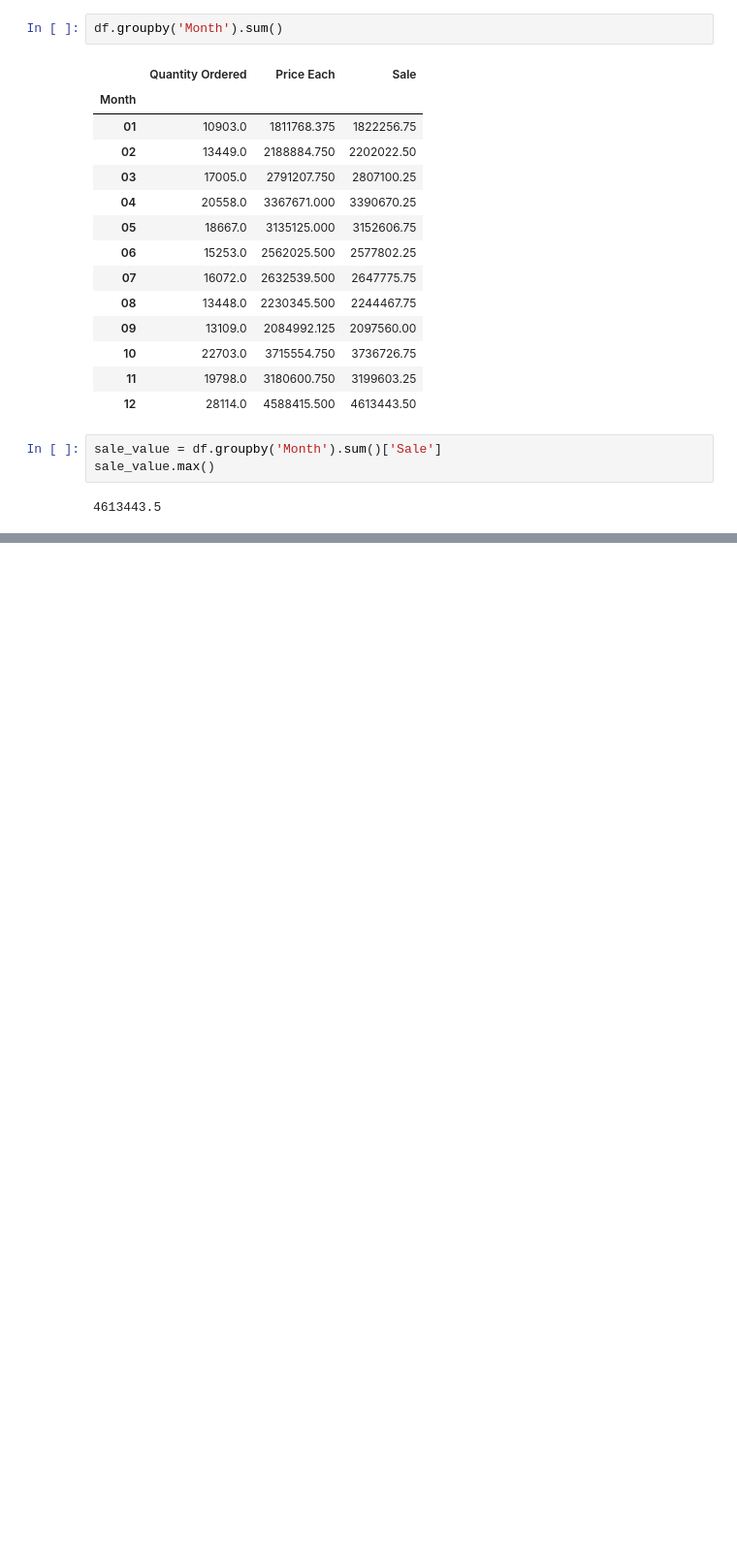
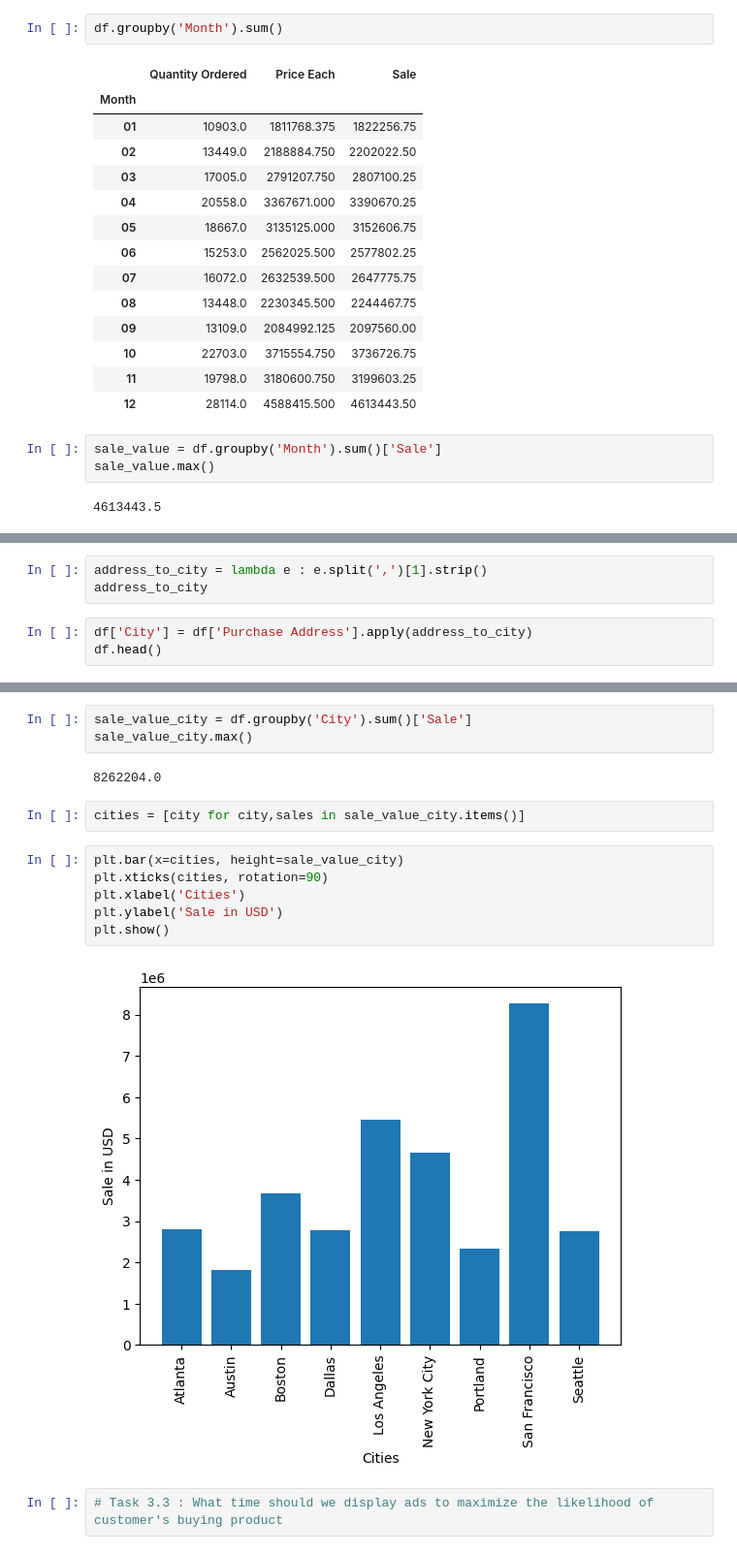
Before and after one commit to namnguyenth/report, a Jupyter notebook: report_vsc.ipynb, the cells around one changed output, grey strips where cells are left out. Shown: that part at 97% size. Cells and saved outputs as stored; diff of their text form; blank space fills up the shorter version.

```diff
--- a/report_vsc.ipynb
+++ b/report_vsc.ipynb
@@ -154,0 +157,6 @@ plt.show()
+# %%
+address_to_city = lambda e : e.split(',')[1].strip()
+address_to_city
+# %%
+df['City'] = df['Purchase Address'].apply(address_to_city)
+df.head()
@@ -154,0 +184,17 @@ plt.show()
+# %%
+sale_value_city = df.groupby('City').sum()['Sale']
+sale_value_city.max()
+# %% [output]
+8262204.0
+# %%
+cities = [city for city,sales in sale_value_city.items()]
+# %%
+plt.bar(x=cities, height=sale_value_city)
+plt.xticks(cities, rotation=90)
+plt.xlabel('Cities')
+plt.ylabel('Sale in USD')
+plt.show()
+# %% [output]
+[figure, added]
+# %%
+# Task 3.3 : What time should we display ads to maximize the likelihood of customer's buying product
```
Also changed, not shown: parts of 18 cells of this notebook.
